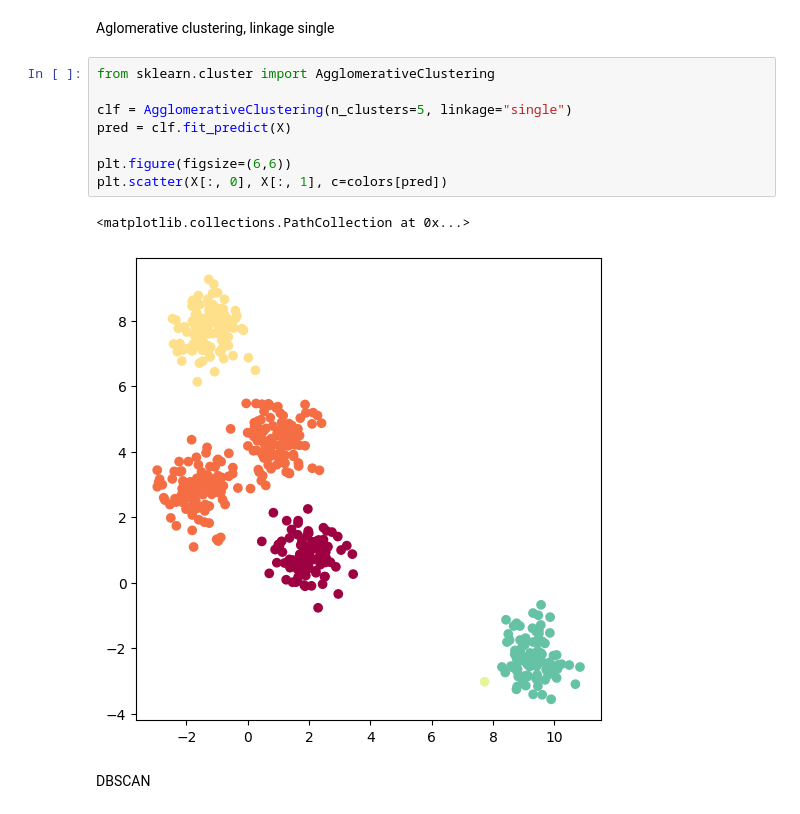
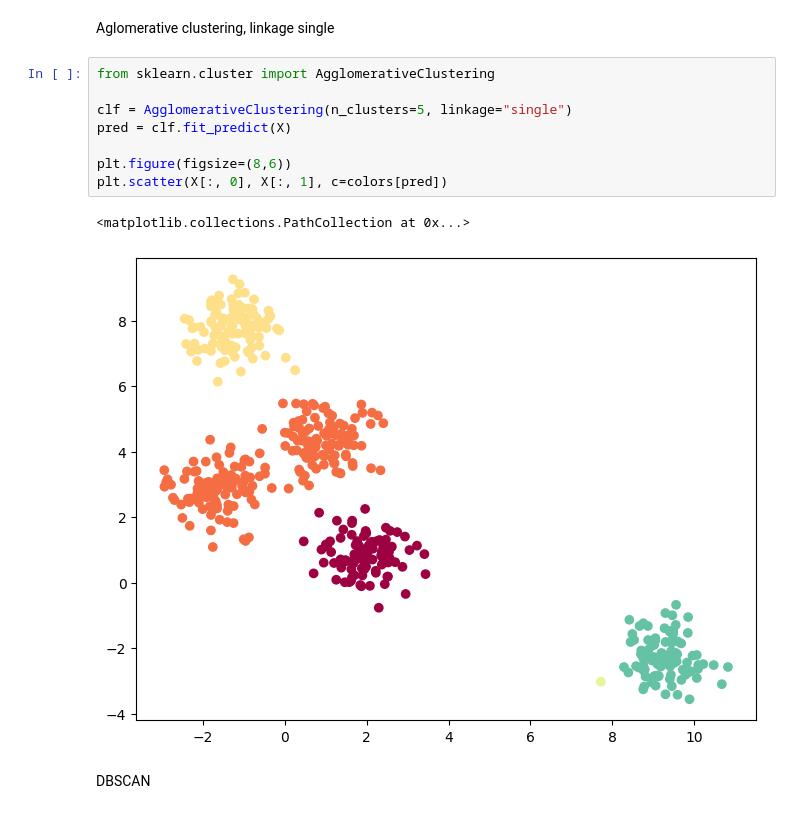
Before and after one commit to elios128/DSCamp, a Jupyter notebook: lesson_10_clustering_part_2/lesson_10_clustering_agl_dbscan_hometask.ipynb, the cells around one changed output. Drawn from its saved outputs; the diff is of its cells as text.

Commit message:
changed figsize ratio

```diff
--- a/lesson_10_clustering_part_2/lesson_10_clustering_agl_dbscan_hometask.ipynb
+++ b/lesson_10_clustering_part_2/lesson_10_clustering_agl_dbscan_hometask.ipynb
@@ -44,14 +45,14 @@ Aglomerative clustering, linkage single
 # %%
 from sklearn.cluster import AgglomerativeClustering
 
 clf = AgglomerativeClustering(n_clusters=5, linkage="single")
 pred = clf.fit_predict(X)
 
-plt.figure(figsize=(6,6))
+plt.figure(figsize=(8,6))
 plt.scatter(X[:, 0], X[:, 1], c=colors[pred])
 # %% [output]
 <matplotlib.collections.PathCollection at 0x...>
-[figure, old version]
+[figure, new version]
 # %% [markdown]
 DBSCAN
 # %%
```
Also changed, not shown: parts of 4 cells of this notebook.
